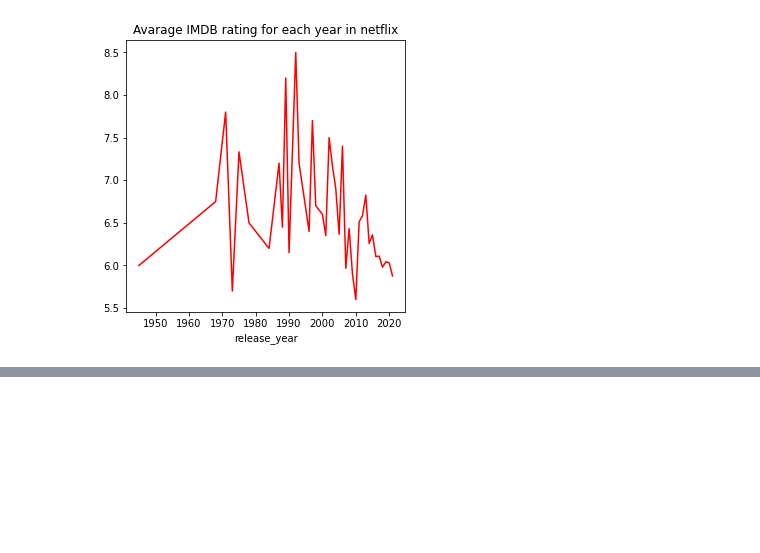
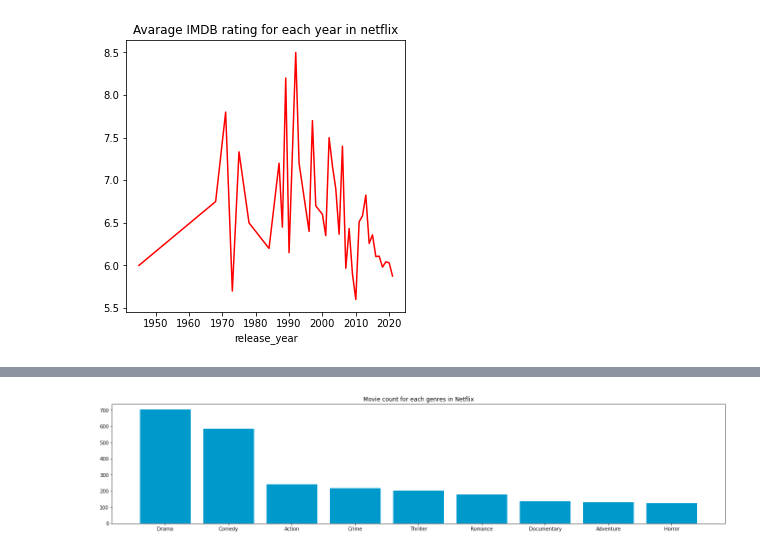
Before and after one commit to emirryilmazz/movies_datascience, a Jupyter notebook: project.ipynb, the cells around one changed output, grey strips where cells are left out. Cells and saved outputs as stored; diff of their text form; code cells hidden in the pictures; blank space fills up the shorter version.

```diff
--- a/project.ipynb
+++ b/project.ipynb
@@ -317,2 +327,26 @@ plt.show()
+# %%
+#calculate genre1, genre2 and genre3 count
+genre1 = netflix_data['genre1'].value_counts()
+genre2 = netflix_data['genre2'].value_counts()
+genre3 = netflix_data['genre3'].value_counts()
+# genre1, genre2 and genre3 in one 2 dimension
+genre = pd.concat([genre1, genre2, genre3], axis=1)
+#fill NaN values with 0
+genre = genre.fillna(0)
+#sum genre1, genre2 and genre3
+genre['sum'] = genre['genre1'] + genre['genre2'] + genre['genre3']
+genre = genre.sort_values(by='sum', ascending=False)
+#take only top 10
+genre = genre.head(10)
+
+#plot bar chart except none values
+genre = genre.drop('none', axis=0)
+plt.figure(figsize=(50, 10))
+plt.subplot(2,2,1)
+plt.title('Movie count for each genres in Netflix')
+plt.bar(genre.index, genre['sum'], color='#0099CC')
+plt.show()
+# %% [output]
+[figure, added]
 # %%
 # %% [output]
```
Also changed, not shown: parts of 3 cells of this notebook.
